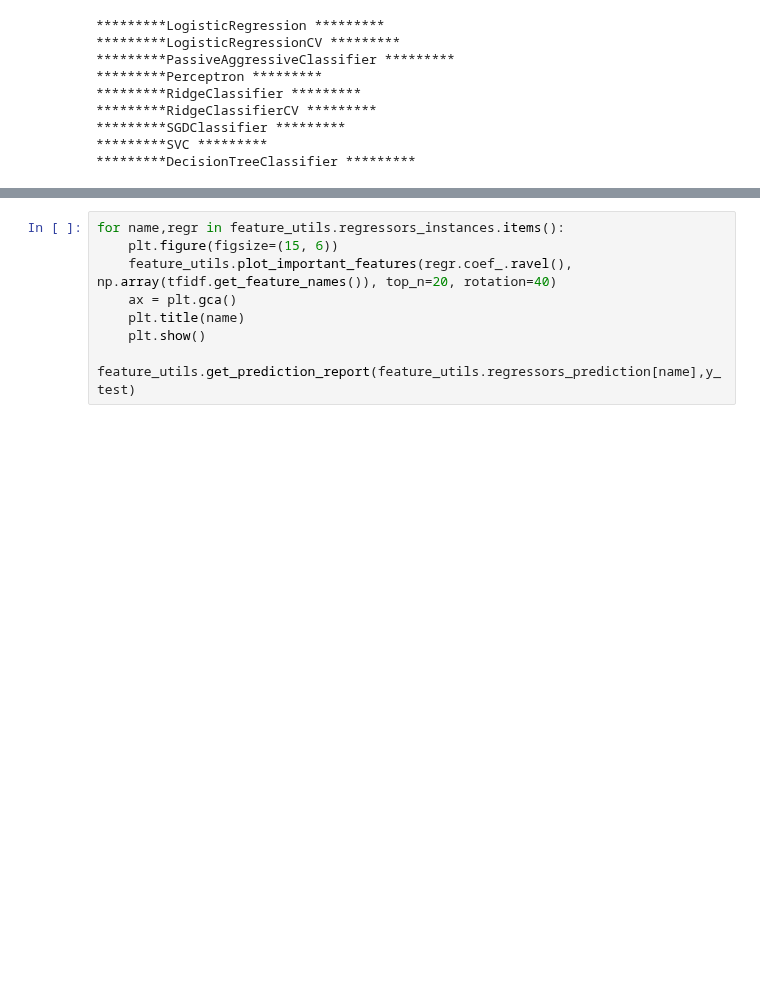
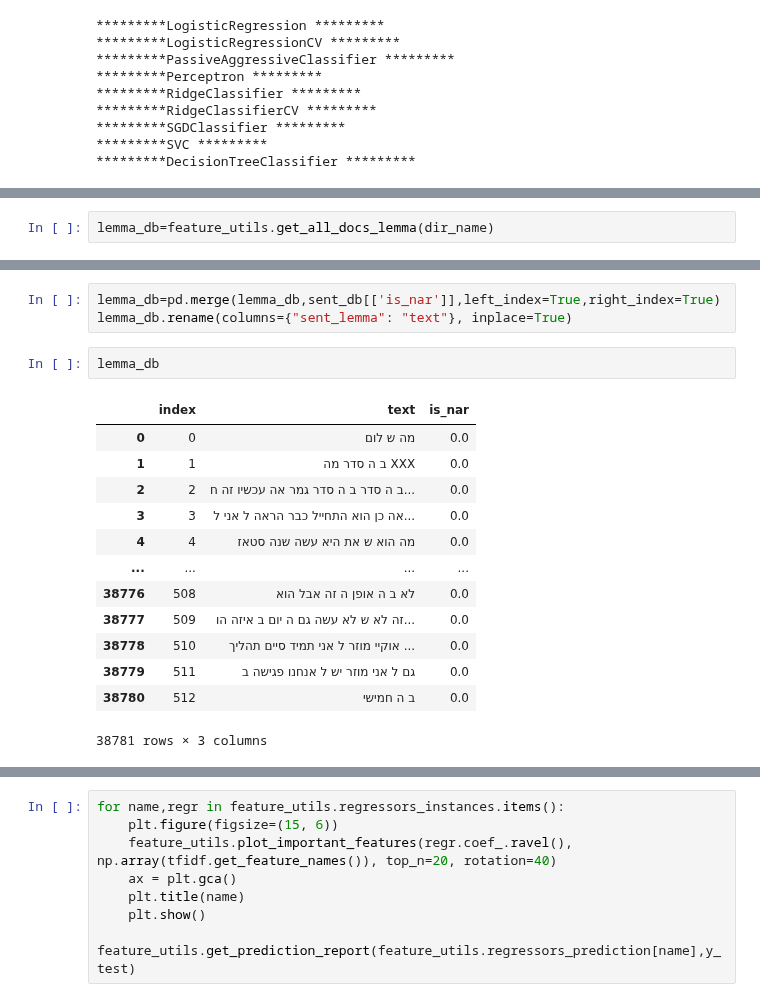
Before and after one commit to Sofy34/personal_strudy, a Jupyter notebook: thesis/02_BOW.ipynb, the cells around one changed output, grey strips where cells are left out. Cells and saved outputs as stored; diff of their text form; blank space fills up the shorter version.

```diff
--- a/thesis/02_BOW.ipynb
+++ b/thesis/02_BOW.ipynb
@@ -144,0 +131,2 @@ Please also refer to the documentation for alternative solver options:
+# %%
+lemma_db=feature_utils.get_all_docs_lemma(dir_name)
@@ -144,0 +149,19 @@ Please also refer to the documentation for alternative solver options:
+# %%
+lemma_db=pd.merge(lemma_db,sent_db[['is_nar']],left_index=True,right_index=True)
+lemma_db.rename(columns={"sent_lemma": "text"}, inplace=True)
+# %%
+lemma_db
+# %% [output]
+|  | index | text | is_nar |
+| 0 | 0 | מה ש לום | 0.0 |
+| 1 | 1 | ב ה סדר מה XXX | 0.0 |
+| 2 | 2 | ב ה סדר ב ה סדר גמר אה עכשיו זה ח... | 0.0 |
+| 3 | 3 | אה כן הוא התחייל כבר הראה ל אני ל... | 0.0 |
+| 4 | 4 | מה הוא ש את היא עשה שנה סטאז | 0.0 |
+| ... | ... | ... | ... |
+| 38776 | 508 | לא ב ה אופן ה זה אבל הוא | 0.0 |
+| 38777 | 509 | זה לא ש לא עשה גם ה יום ב איזה הו... | 0.0 |
+| 38778 | 510 | אוקיי מוזר ל אני תמיד סיים תהליך ... | 0.0 |
+| 38779 | 511 | גם ל אני מוזר יש ל אנחנו פגישה ב | 0.0 |
+| 38780 | 512 | ב ה חמישי | 0.0 |
+38781 rows × 3 columns
```
Also changed, not shown: parts of 25 cells of this notebook.
